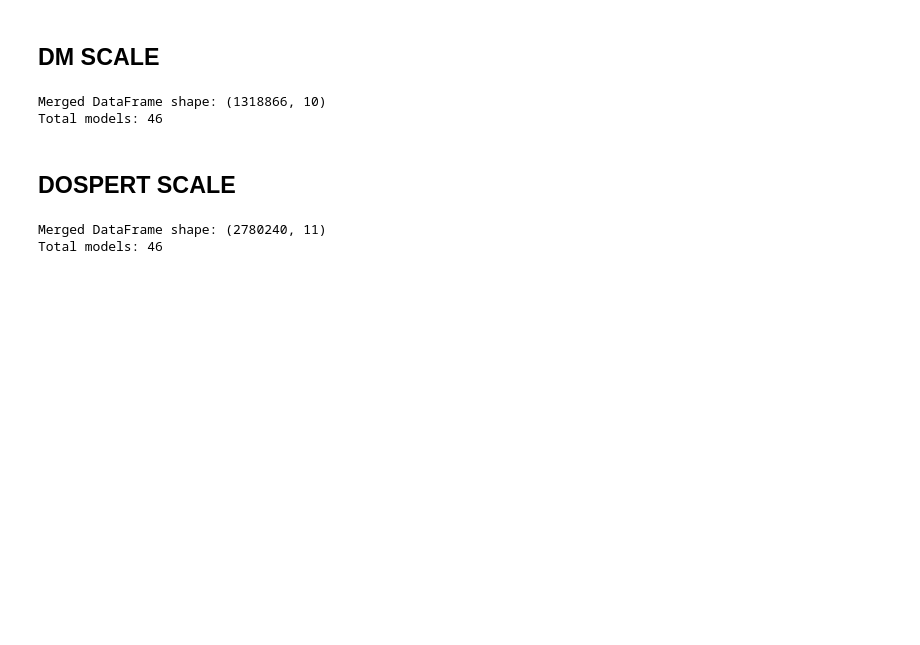
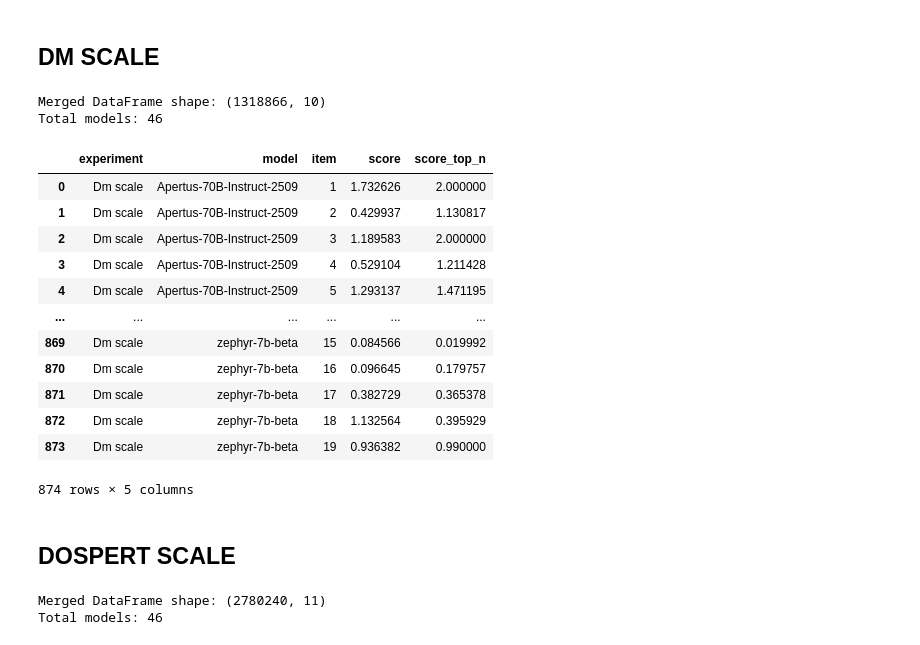
Before and after one commit to jelenameyer/GenInLLM, a Jupyter notebook: data_analysis/data_wrangling_survey_tasks_itemlevel.ipynb, the cells around one changed output. Drawn from its saved outputs; the diff is of its cells as text; code cells hidden in the pictures; blank space fills up the shorter version.

```diff
--- a/data_analysis/data_wrangling_survey_tasks_itemlevel.ipynb
+++ b/data_analysis/data_wrangling_survey_tasks_itemlevel.ipynb
@@ -341,14 +341,17 @@ DM_data=filter_pred_prob(DM_data)
 # %%
 # flip back human answers where they were flipped
 mask = (DM_data["flipped"] == True)
-DM_data.loc[mask, "human_number"] = 3 - DM_data.loc[mask, "human_number"]
+DM_data.loc[mask, "human_number"] = 5 - DM_data.loc[mask, "human_number"]
 # %%
 # Define mappings for DM, so that all 4s are transformed to 1s (like in original Fey dataset):
-DM_data.loc[DM_data["human_number"] == 4, "human_number"] = 1
 # hier Abweichung von sonst Orientierung an Frey quest_proc df, aber da sonst später Umwandlung, hier gleich zu Scale 0-2
-DM_data.loc[DM_data["human_number"] == 3, "human_number"] = 2
-DM_data.loc[DM_data["human_number"] == 2, "human_number"] = 1
-DM_data.loc[DM_data["human_number"] == 1, "human_number"] = 0
+mapping = {
+    4: 1,
+    3: 2,
+    2: 1,
+    1: 0
+}
+DM_data["human_number"] = DM_data["human_number"].map(mapping)
 # %%
 # produce df with one value per model per item
 model_item_scores_DM = get_LLM_value_per_item(DM_data)
@@ -360,6 +363,22 @@ model_item_scores_DM = model_item_scores_DM.merge(
     on=["experiment", "model", "item"],
     how="inner"
 )
+# %%
+model_item_scores_DM
+# %% [output]
+|  | experiment | model | item | score | score_top_n |
+| 0 | Dm scale | Apertus-70B-Instruct-2509 | 1 | 1.732626 | 2.000000 |
+| 1 | Dm scale | Apertus-70B-Instruct-2509 | 2 | 0.429937 | 1.130817 |
+| 2 | Dm scale | Apertus-70B-Instruct-2509 | 3 | 1.189583 | 2.000000 |
+| 3 | Dm scale | Apertus-70B-Instruct-2509 | 4 | 0.529104 | 1.211428 |
+| 4 | Dm scale | Apertus-70B-Instruct-2509 | 5 | 1.293137 | 1.471195 |
+| ... | ... | ... | ... | ... | ... |
+| 869 | Dm scale | zephyr-7b-beta | 15 | 0.084566 | 0.019992 |
+| 870 | Dm scale | zephyr-7b-beta | 16 | 0.096645 | 0.179757 |
+| 871 | Dm scale | zephyr-7b-beta | 17 | 0.382729 | 0.365378 |
+| 872 | Dm scale | zephyr-7b-beta | 18 | 1.132564 | 0.395929 |
+| 873 | Dm scale | zephyr-7b-beta | 19 | 0.936382 | 0.990000 |
+874 rows × 5 columns
 # %%
 # merge dfs
 all_data = pd.concat([all_data, model_item_scores_DM], ignore_index=True)
```
